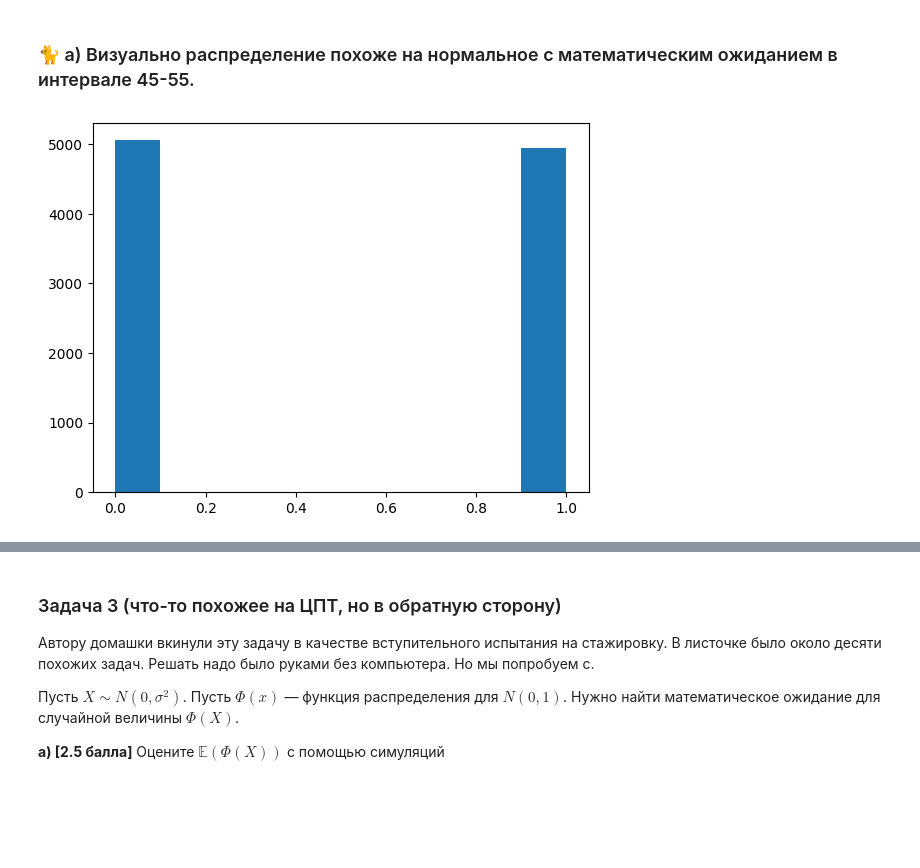
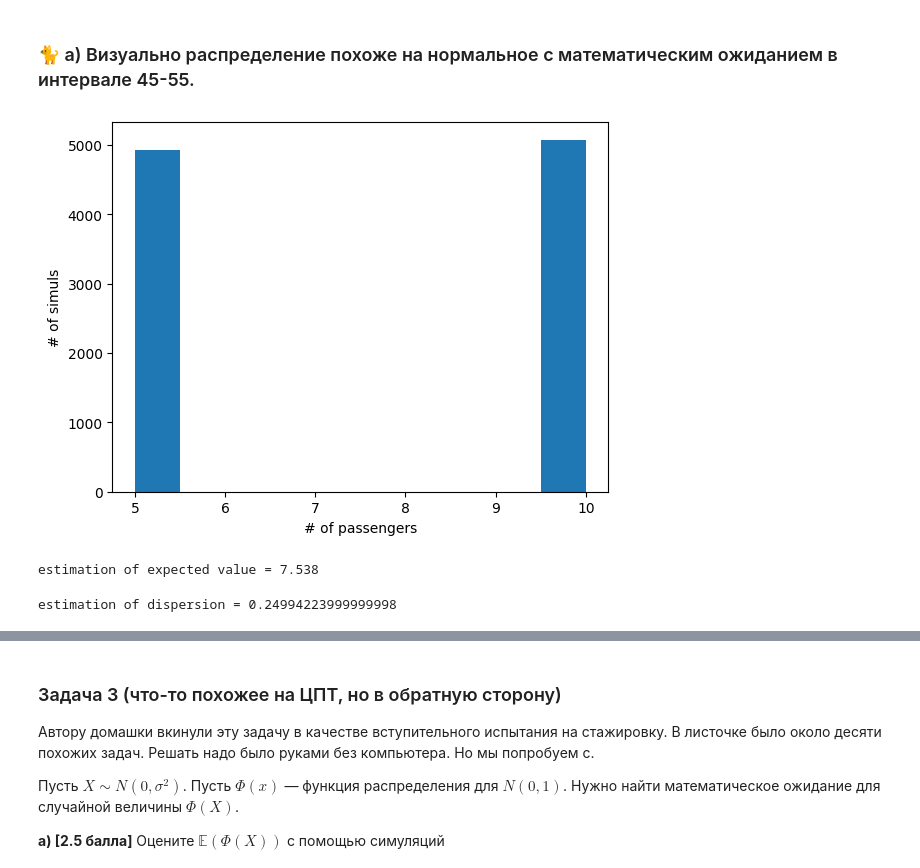
Before and after one commit to zhus-dika/math_home_works, a Jupyter notebook: hw_01_27_dzhusupova.ipynb, the cells around one changed output, grey strips where cells are left out. Drawn from its saved outputs; the diff is of its cells as text; code cells hidden in the pictures; blank space fills up the shorter version.

```diff
--- a/hw_01_27_dzhusupova.ipynb
+++ b/hw_01_27_dzhusupova.ipynb
@@ -232,7 +232,24 @@ bus_df.value_counts().hist()
 # %%
 rnd_bus = [sps.randint.rvs(1, len(i), size=1)[0] for i in intervals]
 # %%
-vals = [i[rnd_bus[idx]] for idx,i in enumerate(intervals)]
+# б)
+vals = [i[rnd_bus[idx]] * 5 + 5 for idx,i in enumerate(intervals)]
+plt.xlabel('# of passengers', fontsize=10) # подписи осей
+plt.ylabel('# of simuls', fontsize=10)
 plt.hist(vals);
 # %% [output]
-[figure, old version]
+[figure, new version]
+# %%
+# б) estimation of expected value
+x_bar = np.mean(vals)
+print('estimation of expected value =',x_bar)
+# %% [output]
+estimation of expected value = 7.538
+# %%
+# б) estimation of dispersion
+arr_5 = list(filter(lambda x: x == 5, vals))
+arr_10 = list(filter(lambda x: x == 10, vals))
+disp_hat = len(arr_5) / len(vals) * len(arr_10) / len(vals)
+print('estimation of dispersion =', disp_hat)
+# %% [output]
+estimation of dispersion = 0.24994223999999998
```
Also changed, not shown: parts of 14 cells of this notebook.
